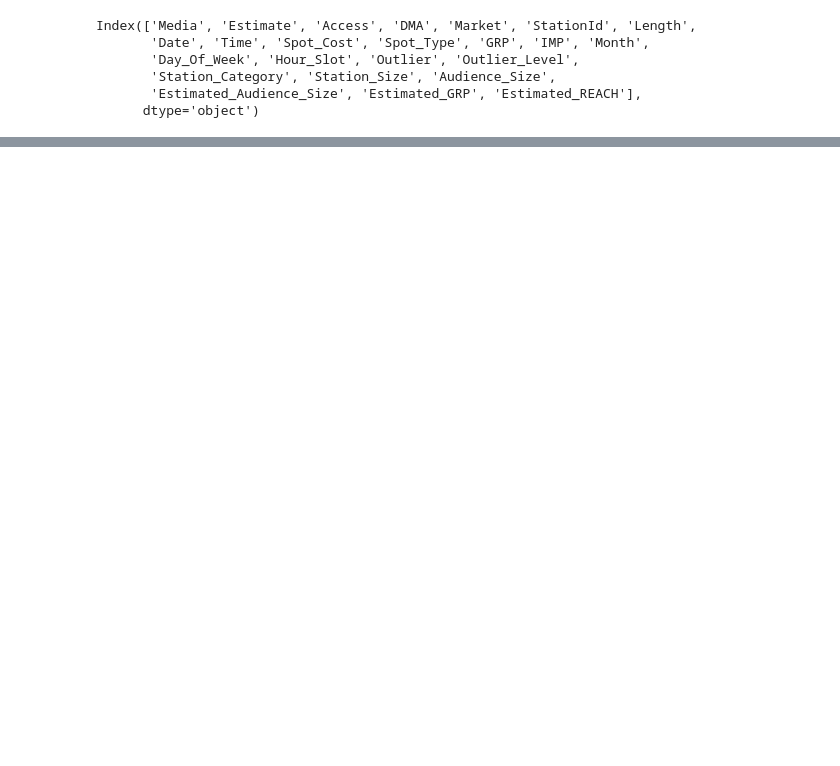
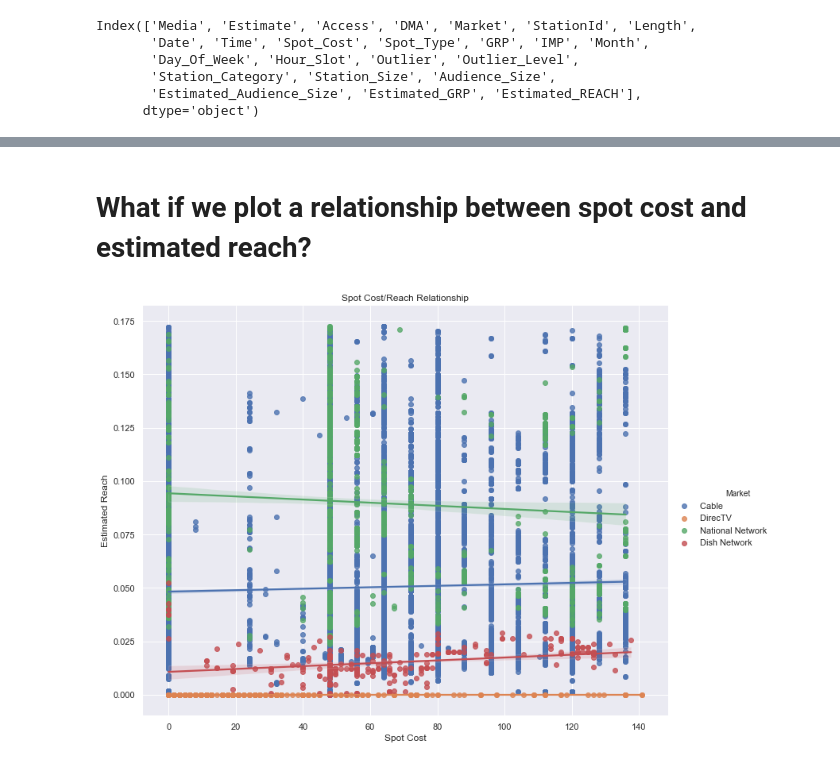
Before and after one commit to neonflux56/Direct_Avenue_GRP_Project, a Jupyter notebook: Code/alex_insights.ipynb, the cells around one changed output, grey strips where cells are left out. Drawn from its saved outputs; the diff is of its cells as text; code cells hidden in the pictures; blank space fills up the shorter version.

```diff
--- a/Code/alex_insights.ipynb
+++ b/Code/alex_insights.ipynb
@@ -60,0 +75,12 @@ print(np.sqrt(MSE(scaler_y.inverse_transform(y_test), preds)))
+# %% [markdown]
+# What if we plot a relationship between spot cost and estimated reach?
+# %%
+filt = dat[(dat['Estimated_REACH']<2*dat['Estimated_REACH'].mean()) & (dat['Spot_Cost']<2*dat['Spot_Cost'].mean())]
+fin = filt.sample(frac=0.05)
+sns.lmplot('Spot_Cost', 'Estimated_REACH', data=fin, hue='Market', height=8, aspect=1.3)
+plt.title('Spot Cost/Reach Relationship')
+plt.xlabel('Spot Cost')
+plt.ylabel('Estimated Reach')
+plt.show()
+# %% [output]
+[figure, added]
```
Also changed, not shown: parts of 15 cells of this notebook, 2 other files.
